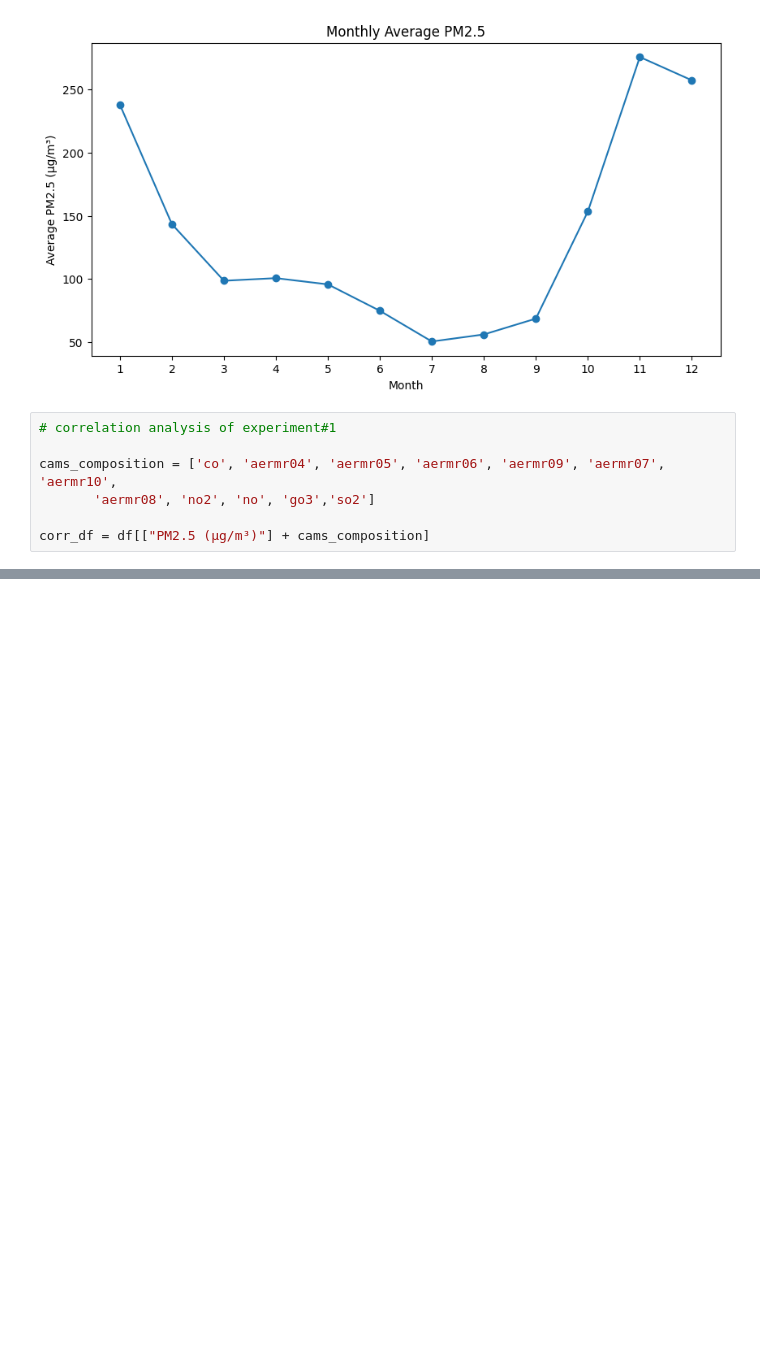
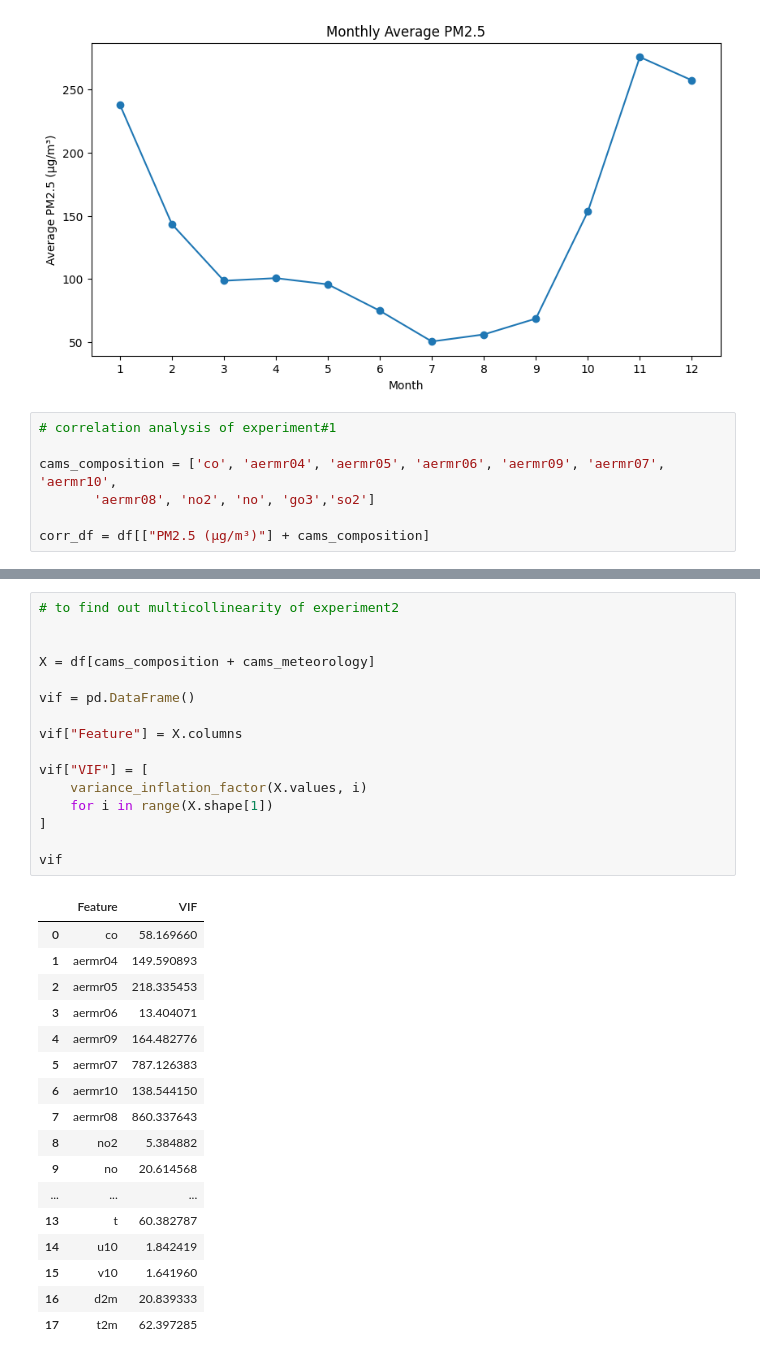
Before and after one commit to lubnashahanas07/PM25-Prediction-Using-Machine-Learning, a Jupyter notebook: preprocessing.ipynb, the cells around one changed output, grey strips where cells are left out. Drawn from its saved outputs; the diff is of its cells as text; blank space fills up the shorter version.

```diff
--- a/preprocessing.ipynb
+++ b/preprocessing.ipynb
@@ -219,0 +303,34 @@ exp2_corr
+# %%
+# to find out multicollinearity of experiment2
+
+
+X = df[cams_composition + cams_meteorology]
+
+vif = pd.DataFrame()
+
+vif["Feature"] = X.columns
+
+vif["VIF"] = [
+    variance_inflation_factor(X.values, i)
+    for i in range(X.shape[1])
+]
+
+vif
+# %% [output]
+|  | Feature | VIF |
+| 0 | co | 58.169660 |
+| 1 | aermr04 | 149.590893 |
+| 2 | aermr05 | 218.335453 |
+| 3 | aermr06 | 13.404071 |
+| 4 | aermr09 | 164.482776 |
+| 5 | aermr07 | 787.126383 |
+| 6 | aermr10 | 138.544150 |
+| 7 | aermr08 | 860.337643 |
+| 8 | no2 | 5.384882 |
+| 9 | no | 20.614568 |
+| ... | ... | ... |
+| 13 | t | 60.382787 |
+| 14 | u10 | 1.842419 |
+| 15 | v10 | 1.641960 |
+| 16 | d2m | 20.839333 |
+| 17 | t2m | 62.397285 |
```
Also changed, not shown: parts of 5 cells of this notebook, 1 other file.
